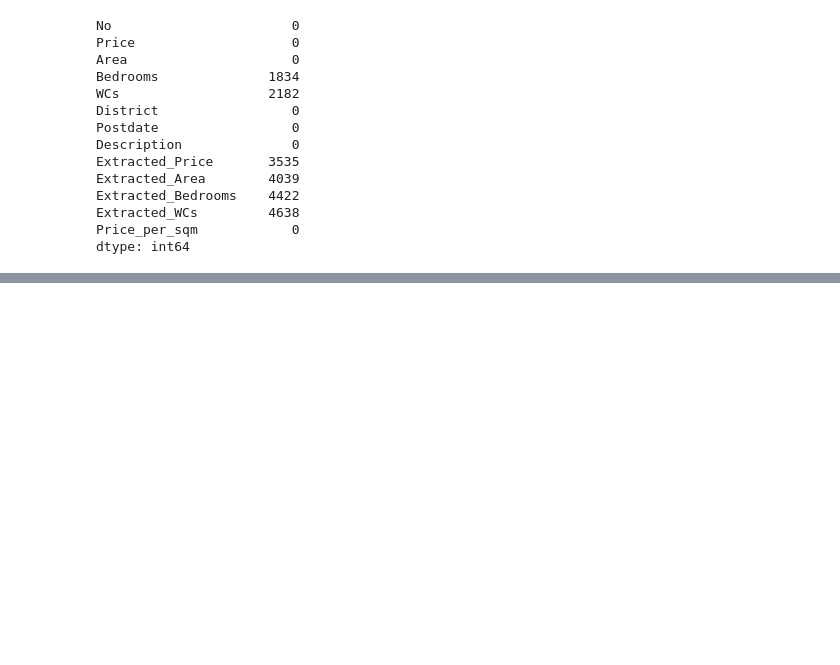
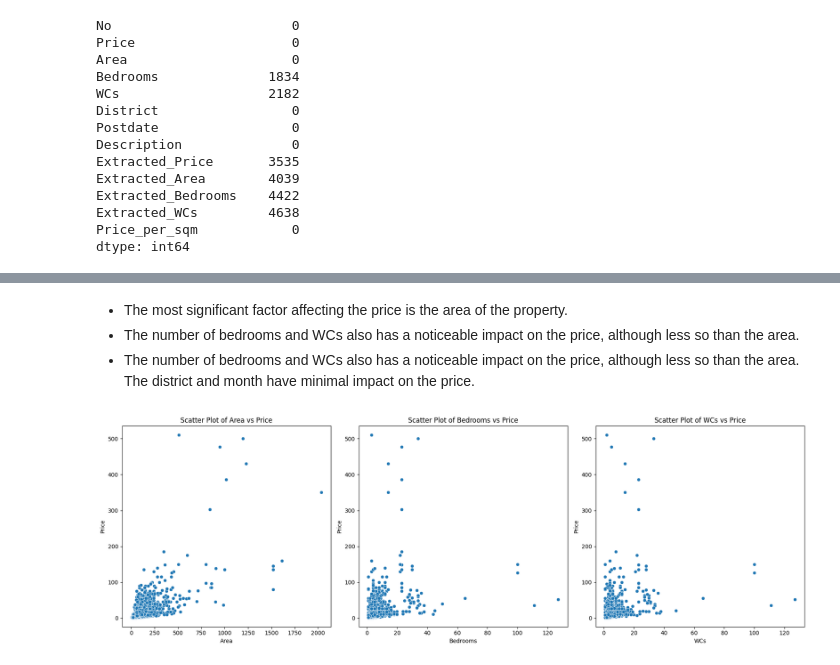
Before and after one commit to vtphatt2/House-Price-Prediction, a Jupyter notebook: DataPreprocessing/data_preprocessing.ipynb, the cells around one changed output, grey strips where cells are left out. Drawn from its saved outputs; the diff is of its cells as text; code cells hidden in the pictures; blank space fills up the shorter version.

```diff
--- a/DataPreprocessing/data_preprocessing.ipynb
+++ b/DataPreprocessing/data_preprocessing.ipynb
@@ -541,0 +777,28 @@ dtype: int64
+# %% [markdown]
+
+
+*   The most significant factor affecting the price is the area of the property.
+*   The number of bedrooms and WCs also has a noticeable impact on the price, although less so than the area.
+*   The number of bedrooms and WCs also has a noticeable impact on the price, although less so than the area.
+The district and month have minimal impact on the price.
+# %%
+# Create a figure with three subplots in a row
+fig, axes = plt.subplots(1, 3, figsize=(18, 6))
+
+# Scatter plot between Area and Price
+sns.scatterplot(x='Area', y='Price', data=df, ax=axes[0])
+axes[0].set_title('Scatter Plot of Area vs Price')
+
+# Scatter plot between Bedrooms and Price
+sns.scatterplot(x='Bedrooms', y='Price', data=df, ax=axes[1])
+axes[1].set_title('Scatter Plot of Bedrooms vs Price')
+
+# Scatter plot between WCs and Price
+sns.scatterplot(x='WCs', y='Price', data=df, ax=axes[2])
+axes[2].set_title('Scatter Plot of WCs vs Price')
+
+# Adjust layout
+plt.tight_layout()
+plt.show()
+# %% [output]
+[figure, added]
```
Also changed, not shown: parts of 23 cells of this notebook, 1 other file.
